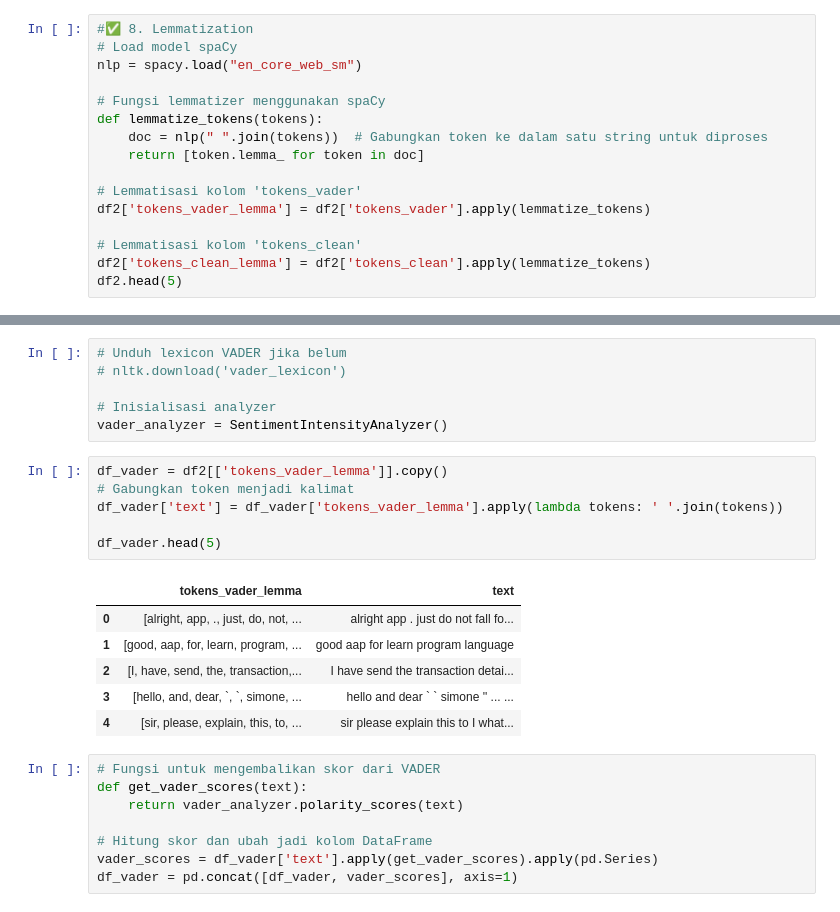
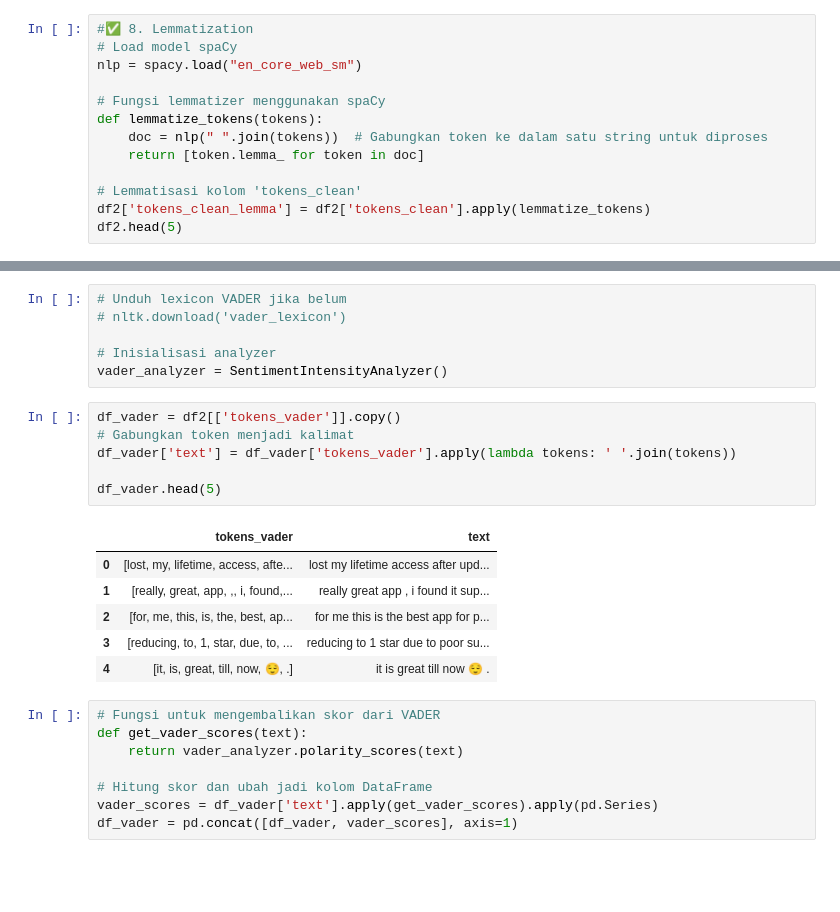
Before and after one commit to AnnisaFadila069/gamified-coding-app-analysis, a Jupyter notebook: Notebook/Apk_programming hub.ipynb, the cells around one changed output, grey strips where cells are left out. Drawn from its saved outputs; the diff is of its cells as text; blank space fills up the shorter version.

```diff
--- a/Notebook/Apk_programming hub.ipynb
+++ b/Notebook/Apk_programming hub.ipynb
@@ -258,9 +258,6 @@ def lemmatize_tokens(tokens):
     doc = nlp(" ".join(tokens))  # Gabungkan token ke dalam satu string untuk diproses
     return [token.lemma_ for token in doc]
 
-# Lemmatisasi kolom 'tokens_vader'
-df2['tokens_vader_lemma'] = df2['tokens_vader'].apply(lemmatize_tokens)
-
 # Lemmatisasi kolom 'tokens_clean'
 df2['tokens_clean_lemma'] = df2['tokens_clean'].apply(lemmatize_tokens)
 df2.head(5)
@@ -419,18 +416,18 @@ plt.show()
 # Inisialisasi analyzer
 vader_analyzer = SentimentIntensityAnalyzer()
 # %%
-df_vader = df2[['tokens_vader_lemma']].copy()
+df_vader = df2[['tokens_vader']].copy()
 # Gabungkan token menjadi kalimat
-df_vader['text'] = df_vader['tokens_vader_lemma'].apply(lambda tokens: ' '.join(tokens))
+df_vader['text'] = df_vader['tokens_vader'].apply(lambda tokens: ' '.join(tokens))
 
 df_vader.head(5)
 # %% [output]
-|  | tokens_vader_lemma | text |
-| 0 | [alright, app, ., just, do, not, ... | alright app . just do not fall fo... |
-| 1 | [good, aap, for, learn, program, ... | good aap for learn program language |
-| 2 | [I, have, send, the, transaction,... | I have send the transaction detai... |
-| 3 | [hello, and, dear, `, `, simone, ... | hello and dear ` ` simone '' ... ... |
-| 4 | [sir, please, explain, this, to, ... | sir please explain this to I what... |
+|  | tokens_vader | text |
+| 0 | [lost, my, lifetime, access, afte... | lost my lifetime access after upd... |
+| 1 | [really, great, app, ,, i, found,... | really great app , i found it sup... |
+| 2 | [for, me, this, is, the, best, ap... | for me this is the best app for p... |
+| 3 | [reducing, to, 1, star, due, to, ... | reducing to 1 star due to poor su... |
+| 4 | [it, is, great, till, now, 😌, .] | it is great till now 😌 . |
 # %%
 # Fungsi untuk mengembalikan skor dari VADER
 def get_vader_scores(text):
```
Also changed, not shown: parts of 31 cells of this notebook, 15 other files.
